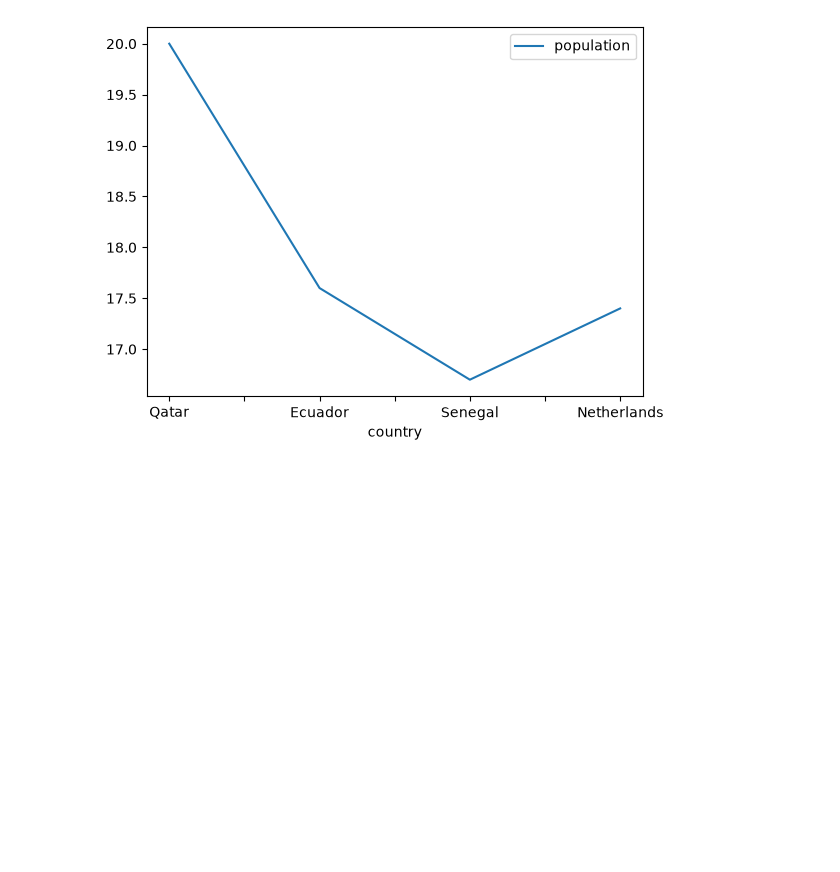
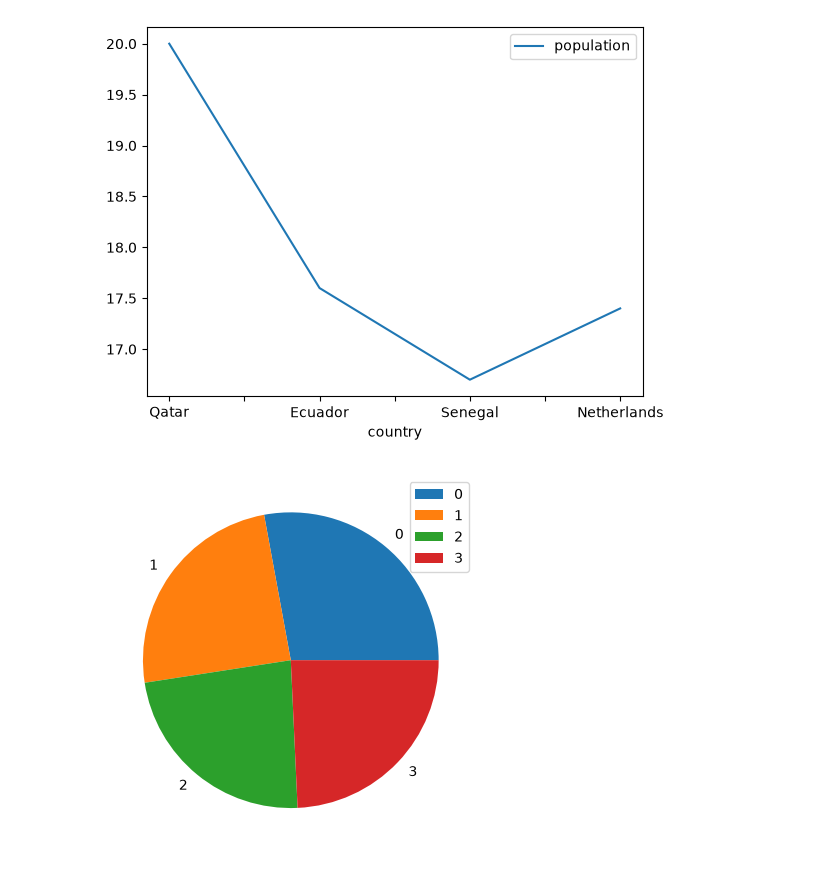
Before and after one commit to yasinmillers/pro_Ai, a Jupyter notebook: nupydemo.ipynb, the cells around one changed output. Saved outputs shown, nothing was run; the diff lists cells and outputs as text; code cells hidden in the pictures; blank space fills up the shorter version.

```diff
--- a/nupydemo.ipynb
+++ b/nupydemo.ipynb
@@ -391,3 +391,8 @@ df.plot(x='country', y='population', kind='line')
 plt.show()
 # %% [output]
 [figure]
+# %%
+df.plot(x='country', y='population', kind='pie')
+plt.show()
+# %% [output]
+[figure, added]
```
